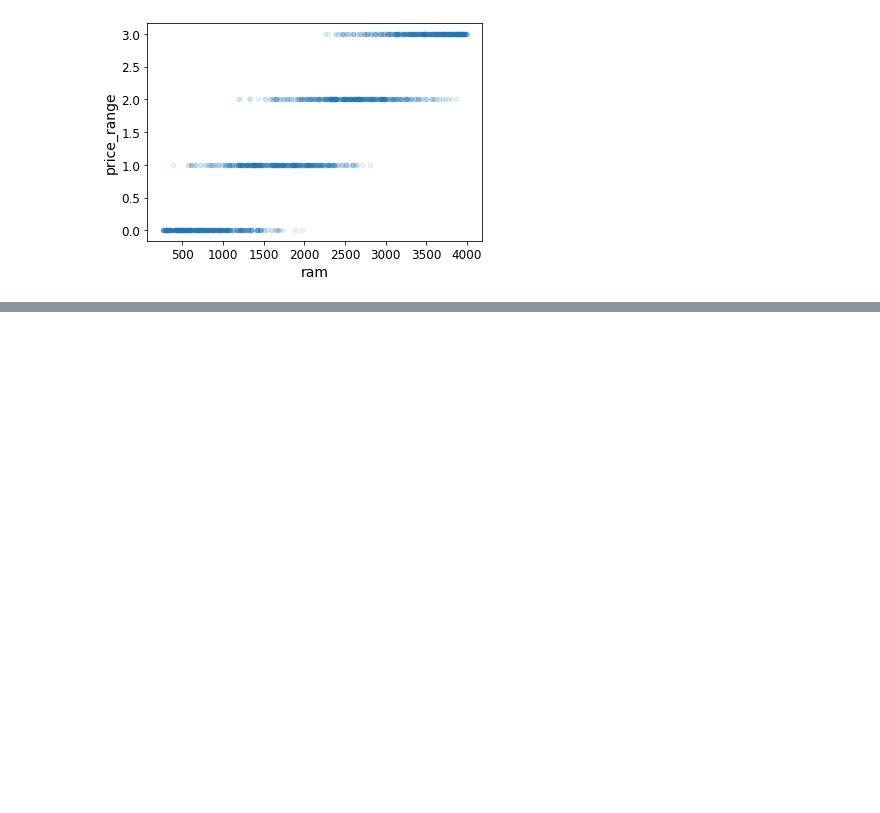
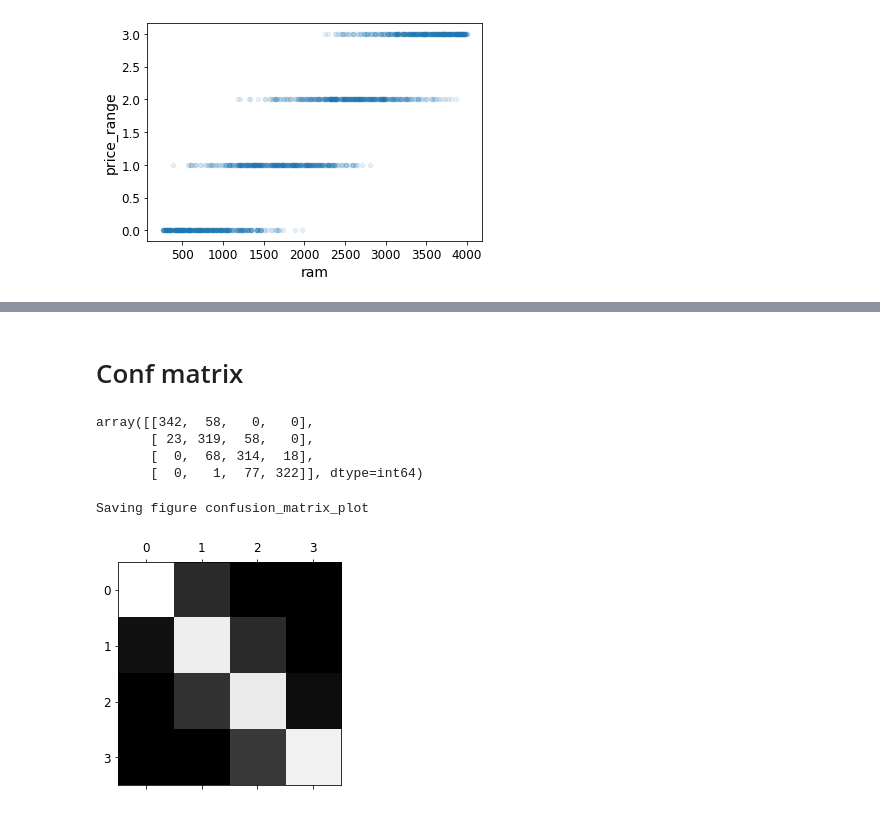
Before and after one commit to Krl1/ML_Projects, a Jupyter notebook: Mobile Price Classification/Mobile Price Classification.ipynb, the cells around one changed output, grey strips where cells are left out. Saved outputs shown, nothing was run; the diff lists cells and outputs as text; code cells hidden in the pictures; blank space fills up the shorter version.

```diff
--- a/Mobile Price Classification/Mobile Price Classification.ipynb
+++ b/Mobile Price Classification/Mobile Price Classification.ipynb
@@ -281,0 +224,4 @@ from sklearn.preprocessing import MinMaxScaler, StandardScaler
+# %%
+from sklearn.neighbors import KNeighborsClassifier
+knn_clf = KNeighborsClassifier(weights='distance')
+knn_clf.fit(mobile_prepared, mobile_labels)
@@ -281,0 +232,9 @@ from sklearn.preprocessing import MinMaxScaler, StandardScaler
+# %%
+from sklearn.ensemble import RandomForestClassifier
+from sklearn.tree import DecisionTreeClassifier
+
+rf_clf = RandomForestClassifier(max_depth=10, random_state=42)
+rf_clf.fit(mobile_prepared, mobile_labels)
+
+dt_clf = DecisionTreeClassifier(max_depth=10, random_state=42)
+dt_clf.fit(mobile_prepared, mobile_labels)
@@ -281,0 +248,5 @@ from sklearn.preprocessing import MinMaxScaler, StandardScaler
+# %%
+from sklearn.svm import SVC
+
+svm_clf = SVC(gamma="auto", random_state=42)
+svm_clf.fit(mobile_prepared, mobile_labels)
@@ -281,0 +272,2 @@ from sklearn.preprocessing import MinMaxScaler, StandardScaler
+# %% [markdown]
+# Conf matrix
@@ -281,0 +281,9 @@ from sklearn.preprocessing import MinMaxScaler, StandardScaler
+# %%
+mobile_labels_pred = cross_val_predict(svm_clf, mobile_prepared, mobile_labels, cv=3)
+conf_mx = confusion_matrix(mobile_labels, mobile_labels_pred)
+conf_mx
+# %% [output]
+array([[342,  58,   0,   0],
+       [ 23, 319,  58,   0],
+       [  0,  68, 314,  18],
+       [  0,   1,  77, 322]], dtype=int64)
@@ -281,0 +293,7 @@ from sklearn.preprocessing import MinMaxScaler, StandardScaler
+# %%
+plt.matshow(conf_mx, cmap=plt.cm.gray)
+save_fig("confusion_matrix_plot", tight_layout=False)
+plt.show()
+# %% [output]
+Saving figure confusion_matrix_plot
+[figure, added]
```
Also changed, not shown: parts of 46 cells of this notebook.
